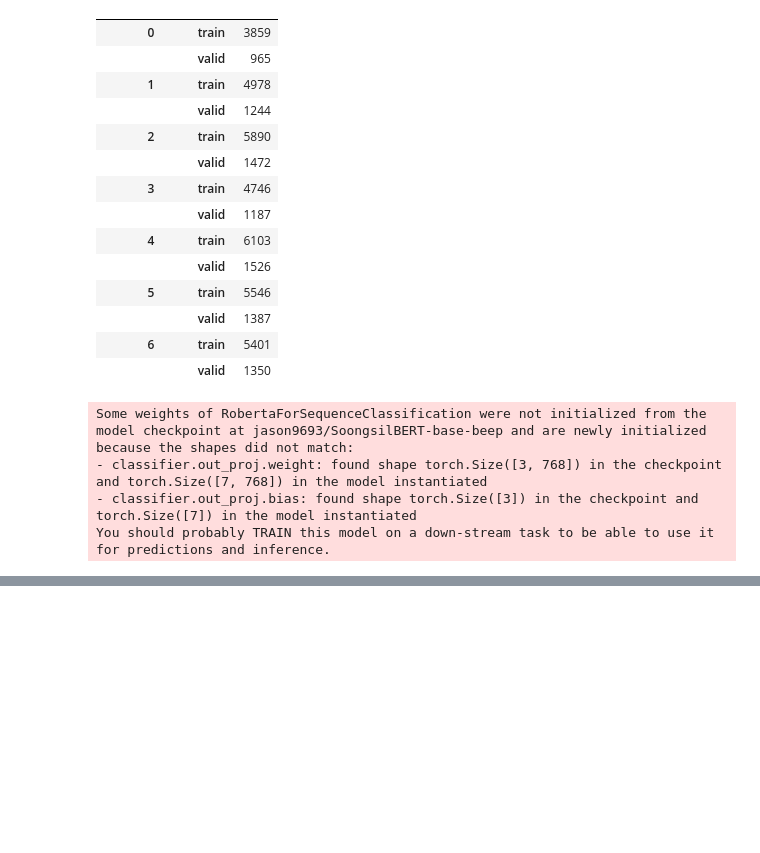
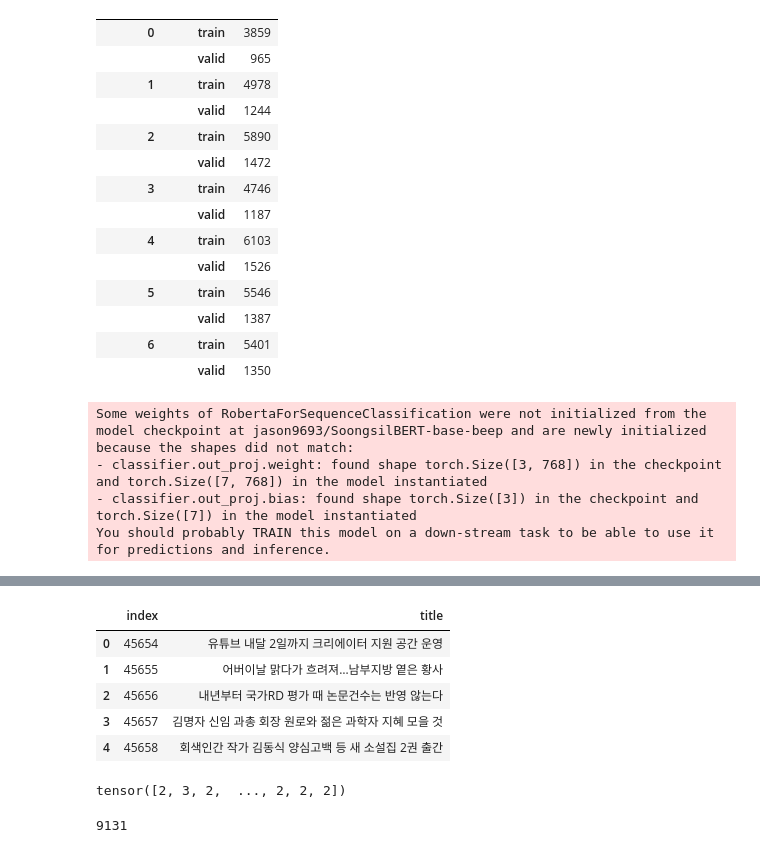
Before and after one commit to sunny0103/DeepLearning_nlp_projects, a Jupyter notebook: korea_news_topics/korea_news_topics_classification_base.ipynb, the cells around one changed output, grey strips where cells are left out. Saved outputs shown, nothing was run; the diff lists cells and outputs as text; code cells hidden in the pictures; blank space fills up the shorter version.

```diff
--- a/korea_news_topics/korea_news_topics_classification_base.ipynb
+++ b/korea_news_topics/korea_news_topics_classification_base.ipynb
@@ -302,0 +307,10 @@ Epoch:3, Train loss: 0.199, Validation loss: 0.409, Accuracy: 0.868
+# %%
+test_set = pd.read_csv('./test_data.csv')
+test_set.head()
+# %% [output]
+|  | index | title |
+| 0 | 45654 | 유튜브 내달 2일까지 크리에이터 지원 공간 운영 |
+| 1 | 45655 | 어버이날 맑다가 흐려져…남부지방 옅은 황사 |
+| 2 | 45656 | 내년부터 국가RD 평가 때 논문건수는 반영 않는다 |
+| 3 | 45657 | 김명자 신임 과총 회장 원로와 젊은 과학자 지혜 모을 것 |
+| 4 | 45658 | 회색인간 작가 김동식 양심고백 등 새 소설집 2권 출간 |
@@ -302,0 +344,6 @@ Epoch:3, Train loss: 0.199, Validation loss: 0.409, Accuracy: 0.868
+# %%
+print(preds)
+len(preds)
+# %% [output]
+tensor([2, 3, 2,  ..., 2, 2, 2])
+9131
```
Also changed, not shown: parts of 14 cells of this notebook.
